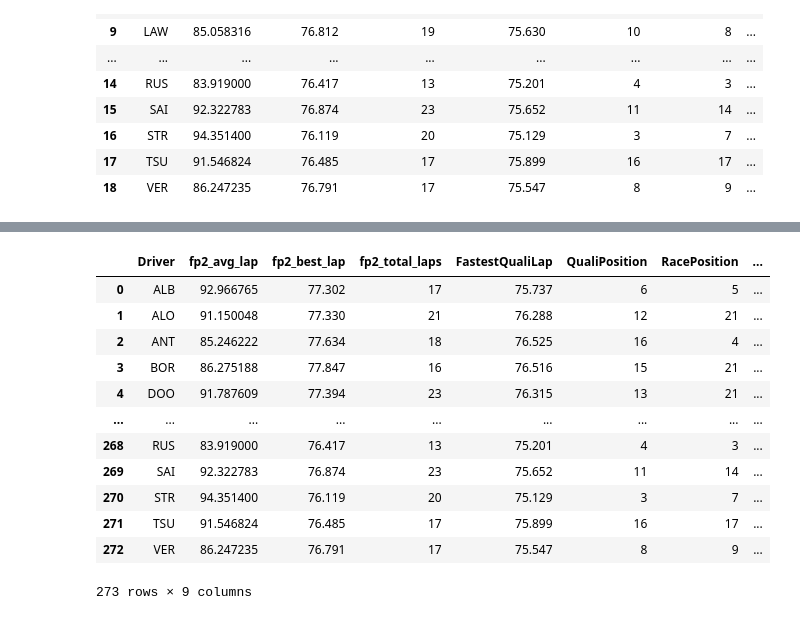
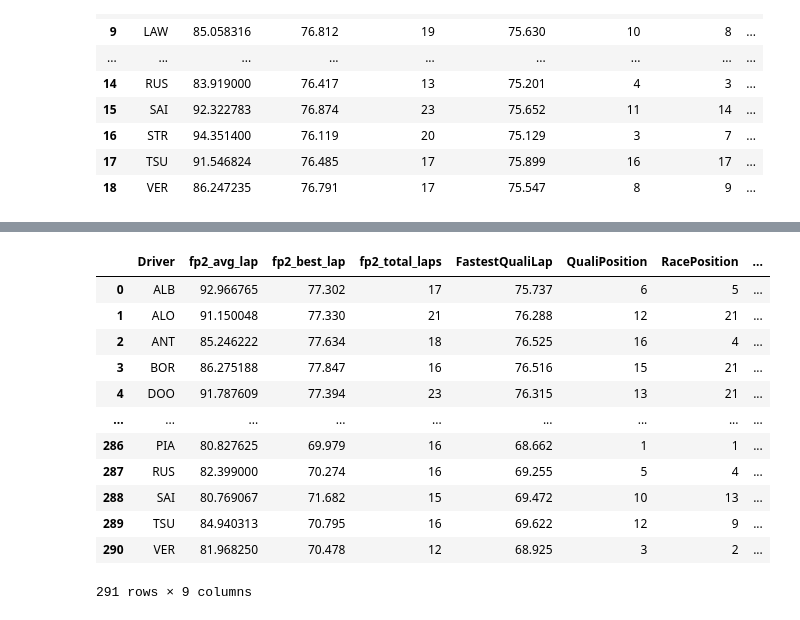
Before and after one commit to ipolishc22/f1-podium-predictor, a Jupyter notebook: notebooks/data_collection.ipynb, the cells around one changed output, grey strips where cells are left out. Cells and saved outputs as stored; diff of their text form; code cells hidden in the pictures.

Commit message:
Update the master dataset to include 2025 Dutch GP data

```diff
--- a/notebooks/data_collection.ipynb
+++ b/notebooks/data_collection.ipynb
@@ -1012,3 +1012,39 @@ core           INFO     Finished loading data for 20 drivers: ['16', '81', '4',
 | 16 | STR | 94.351400 | 76.119 | 20 | 75.129 | 3 | 7 | ... |
 | 17 | TSU | 91.546824 | 76.485 | 17 | 75.899 | 16 | 17 | ... |
 | 18 | VER | 86.247235 | 76.791 | 17 | 75.547 | 8 | 9 | ... |
+# %%
+# Dutch GP 2025 (Round 15)
+df_fp2_15 = extract_session_data(2025, "Netherlands", "FP2")
+df_quali_15 = extract_session_data(2025, "Netherlands", "Q")
+
+fp2_clean_15 = clean_session_data(df_fp2_15)
+quali_clean_15 = clean_session_data(df_quali_15)
+
+fp2_features_15 = extract_fp2_features(fp2_clean_15)
+
+quali_features_15 = extract_quali_features(quali_clean_15)
+
+manual_positions_15 = {'PIA': [1, False],
+                       'VER': [2, False],
+                       'HAD': [3, False],
+                       'RUS': [4, False],
+                       'ALB': [5, False],
+                       'BEA': [6, False],
+                       'STR': [7, False],
+                       'ALO': [8, False],
+                       'TSU': [9, False],
+                       'OCO': [10, False],
+                       'COL': [11, False],
+                       'LAW': [12, False],
+                       'SAI': [13, False],
+                       'HUL': [14, False],
+                       'BOR': [15, False],
+                       'ANT': [16, False],
+                       'GAS': [17, False],
+                       'NOR': [21, True],
+                       'LEC': [21, True],
+                       'HAM': [21, True]}
+
+race_df_15 = assemble_race_dataset(fp2_features_15, quali_features_15, manual_positions_15)
+race_df_15["grand_prix"] = "Netherlands"
+race_df_15
@@ -1015,36 +1086,37 @@ core           INFO     Finished loading data for 20 drivers: ['16', '81', '4',
 # %%
 # master dataset excludes the most recent race, Dutch GP
 master_df = pd.concat([
     race_df_1,
     race_df_2,
     race_df_3,
     race_df_4,
     race_df_5,
     race_df_6,
     race_df_7,
     race_df_8,
     race_df_9,
     race_df_10,
     race_df_11,
     race_df_12,
     race_df_13,
-    race_df_14
+    race_df_14,
+    race_df_15
 ], ignore_index=True)
 
 master_df
 # %% [output]
 |  | Driver | fp2_avg_lap | fp2_best_lap | fp2_total_laps | FastestQualiLap | QualiPosition | RacePosition | ... |
 | 0 | ALB | 92.966765 | 77.302 | 17 | 75.737 | 6 | 5 | ... |
 | 1 | ALO | 91.150048 | 77.330 | 21 | 76.288 | 12 | 21 | ... |
 | 2 | ANT | 85.246222 | 77.634 | 18 | 76.525 | 16 | 4 | ... |
 | 3 | BOR | 86.275188 | 77.847 | 16 | 76.516 | 15 | 21 | ... |
 | 4 | DOO | 91.787609 | 77.394 | 23 | 76.315 | 13 | 21 | ... |
 | ... | ... | ... | ... | ... | ... | ... | ... | ... |
-| 268 | RUS | 83.919000 | 76.417 | 13 | 75.201 | 4 | 3 | ... |
-| 269 | SAI | 92.322783 | 76.874 | 23 | 75.652 | 11 | 14 | ... |
-| 270 | STR | 94.351400 | 76.119 | 20 | 75.129 | 3 | 7 | ... |
-| 271 | TSU | 91.546824 | 76.485 | 17 | 75.899 | 16 | 17 | ... |
-| 272 | VER | 86.247235 | 76.791 | 17 | 75.547 | 8 | 9 | ... |
+| 286 | PIA | 80.827625 | 69.979 | 16 | 68.662 | 1 | 1 | ... |
+| 287 | RUS | 82.399000 | 70.274 | 16 | 69.255 | 5 | 4 | ... |
+| 288 | SAI | 80.769067 | 71.682 | 15 | 69.472 | 10 | 13 | ... |
+| 289 | TSU | 84.940313 | 70.795 | 16 | 69.622 | 12 | 9 | ... |
+| 290 | VER | 81.968250 | 70.478 | 12 | 68.925 | 3 | 2 | ... |
-273 rows × 9 columns
+291 rows × 9 columns
 # %%
 master_df.to_csv("../data/master_dataset_2025.csv", index=False)
```
Also changed, not shown: parts of 2 cells of this notebook.
